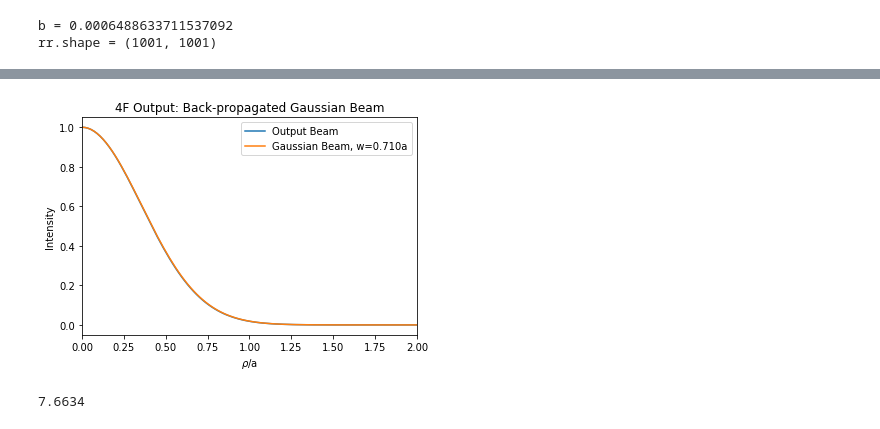
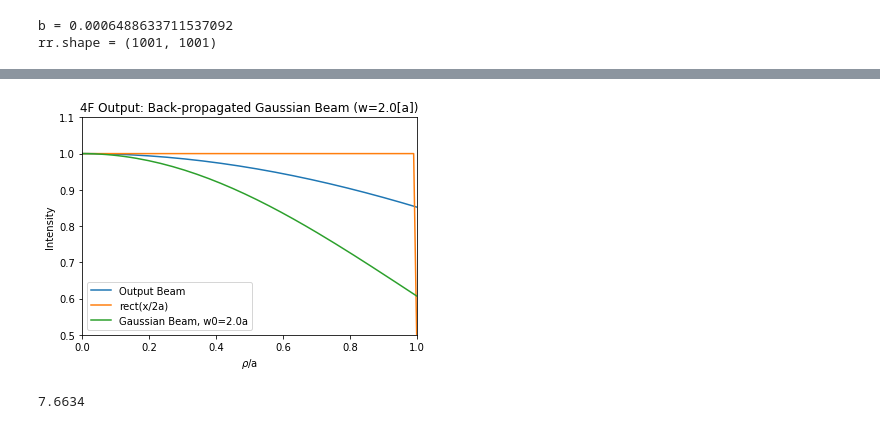
Before and after one commit to prhuft/fourier-optics, a Jupyter notebook: fft_optics.ipynb, the cells around one changed output, grey strips where cells are left out. Saved outputs shown, nothing was run; the diff lists cells and outputs as text; code cells hidden in the pictures.

Commit message:
backpropagated Gaussian beam

```diff
--- a/fft_optics.ipynb
+++ b/fft_optics.ipynb
@@ -58,8 +58,6 @@ print(f'b = {b}')
 ## grid params
 w = 3*d # grid half-width
 pts = 1001 #1025
-x = linspace(-w, w, pts)
-y = linspace(-w, w, pts)
 x0pts, midpt, xx, yy = get_meshgrid(w, pts)
 rr = sqrt(xx**2 + yy**2)
 print('rr.shape =', rr.shape)
@@ -276,8 +278,6 @@ print(f'b = {b}')
 ## grid params
 w = 3*d # grid half-width
 pts = 1001 #1025
-x = linspace(-w, w, pts)
-y = linspace(-w, w, pts)
 x0pts, midpt, xx, yy = get_meshgrid(w, pts)
 rr = sqrt(xx**2 + yy**2)
 print('rr.shape =',rr.shape)
@@ -286,8 +286,8 @@ b = 0.0006488633711537092
 rr.shape = (1001, 1001)
 # %%
 ## make a gaussian mask
-w0=a
-gaussian = lambda x: exp(-2*x**2/w0**2) # intensity profile of a gaussian beam of waist w0
+wg=2*a
+gaussian = lambda x: exp(-2*x**2/wg**2) # intensity profile of a gaussian beam of waist w0
 
 field0 = gaussian(rr)
 # %%
@@ -302,15 +315,18 @@ fig.colorbar(cax)
 # %%
 ## propogate the field through the 4f configuration to get the output field
 
+filter_rad = 1.4*a # set based on the Fourier field width below
+
 padding = int(pts-1/2)
-fourier_mask = circ_mask(rr, b)
-rr = zero_pad(rr, padding)
 field0 = zero_pad(field0, padding)
-fourier_mask = zero_pad(fourier_mask, padding)
 
 t0 = time()
 field1 = fftshift(fft2(ifftshift(field0)))
 x1pts = array([i*1/(x0pts[1]-x0pts[0])*lmbda*f/(2*padding+pts) for i in linspace(-pts/2, pts/2, pts)])
+rr = sqrt(x1pts**2 + x1pts.reshape(-1,1)**2)
+fourier_mask = circ_mask(rr, filter_rad)
+fourier_mask = zero_pad(fourier_mask, padding)
+
 print(f"computed field 1 in {time()-t0} s")
 
 t0 = time()
@@ -318,10 +334,15 @@ field2 = fftshift(fft2(ifftshift(field1*fourier_mask)))
 x2pts = array([i*1/(x1pts[1]-x1pts[0])*lmbda*f/(2*padding+pts) for i in linspace(-pts/2, pts/2, pts)])
 print(f"computed field 2 in {time()-t0} s")
 
-rr = unpad(rr, padding)
 field0 = unpad(field0, padding)
 field1 = unpad(field1, padding)
+fourier_mask = unpad(fourier_mask, padding)
 field2 = unpad(field2, padding)
+
+# compute intensity from field
+I1 = conjugate(field1)*field1
+I1 /= amax(I1)
+I1x = justify(I1[midpt,:])
 
 I2 = conjugate(field2)*field2
 I2 /= amax(I2)
@@ -332,21 +394,25 @@ computed field 2 in 1.2456769943237305 s
 # %%
 ## plot the output field
 
 plt.close()
 fig,ax = figax(aspect=None, xlabel=r'$\rho$/a', ylabel='Intensity')
-ax.set_title('4F Output: Back-propagated Gaussian Beam')
-mmscl = 1/a
-ax.plot(x2pts[midpt:]*mmscl, real(I2x)[midpt:], label='Output Beam')
+ax.set_title(f'4F Output: Back-propagated Gaussian Beam (w={wg/a}[a])')
+scl = 1/a
+ax.plot(x2pts[midpt:]*scl, real(I2x)[midpt:], label='Output Beam')
 
-w0 = 0.71*a # fit by eye
+rect = lambda x: abs(x) < a
+ax.plot(x2pts[midpt:]*scl, [rect(x) for x in x2pts[midpt:]], label='rect(x/2a)')
+
+w0 = 2*a # fit by eye
 gaussian = lambda x, w: exp(-2*x**2/w**2) # intensity profile of a gaussian beam of waist w
+ax.plot(x2pts[midpt:]*scl, [gaussian(x,w0) for x in x2pts[midpt:]], label=f'Gaussian Beam, w0={w0/a:0.1f}a')
 
-ax.plot(x2pts[midpt:]*mmscl, [gaussian(x,w0) for x in x2pts[midpt:]], label=f'Gaussian Beam, w={w0/a:0.3f}a')
-ax.set_xlim(0,2*a*mmscl)
-ax.legend(loc='upper right')
-# plt.savefig('backprop_gaussian.png',bbox_inches='tight')
+ax.set_xlim(0,a*scl)
+ax.set_ylim(0.5,1.1)
+ax.legend(loc='lower left')
+# plt.savefig('backprop_gaussian_zoomin.png',bbox_inches='tight')
 # %% [output]
-[figure, old version]
+[figure, new version]
 # %%
 2*b*a*k/f
 # %% [output]
```
Also changed, not shown: parts of 10 cells of this notebook, 4 other files.
